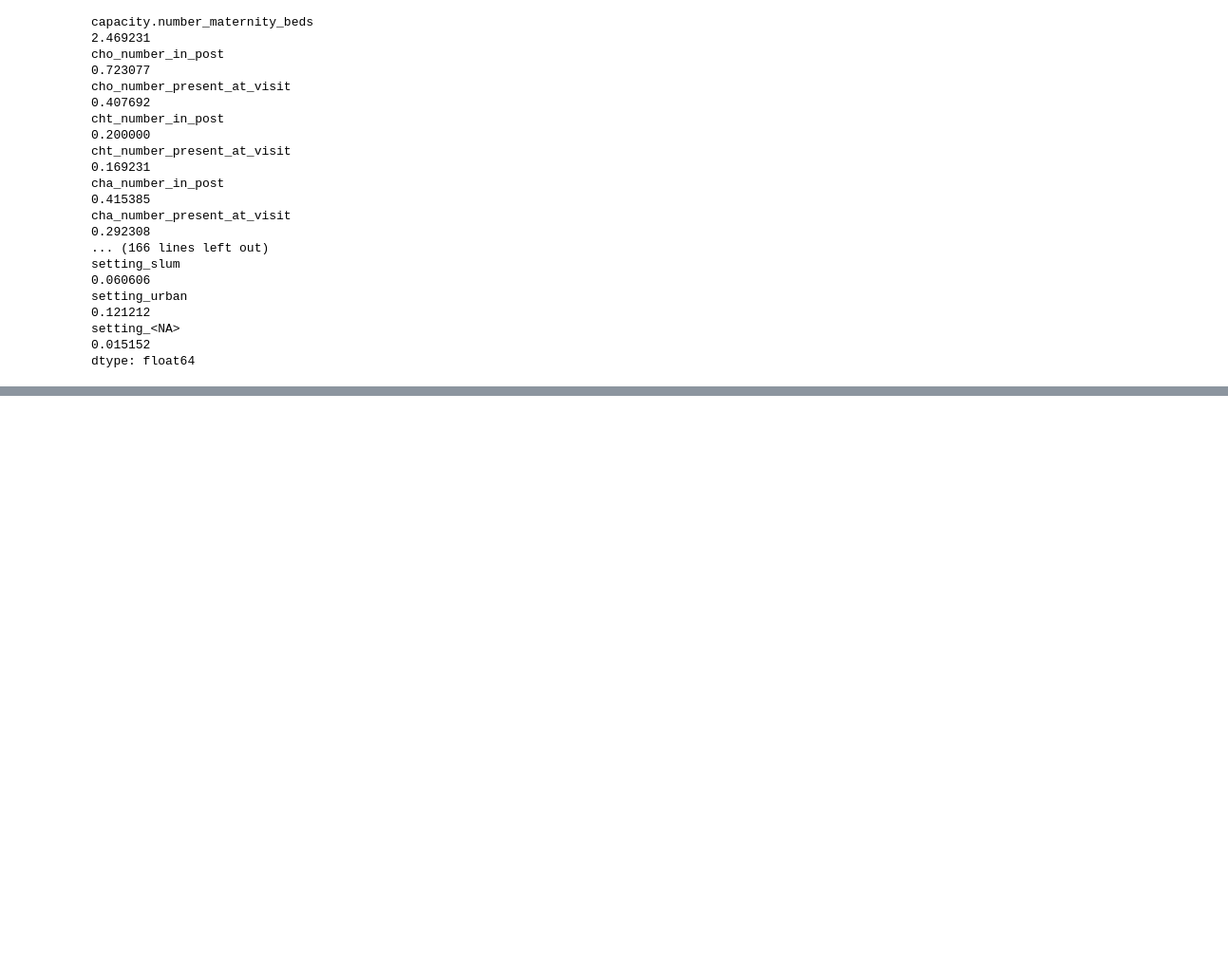
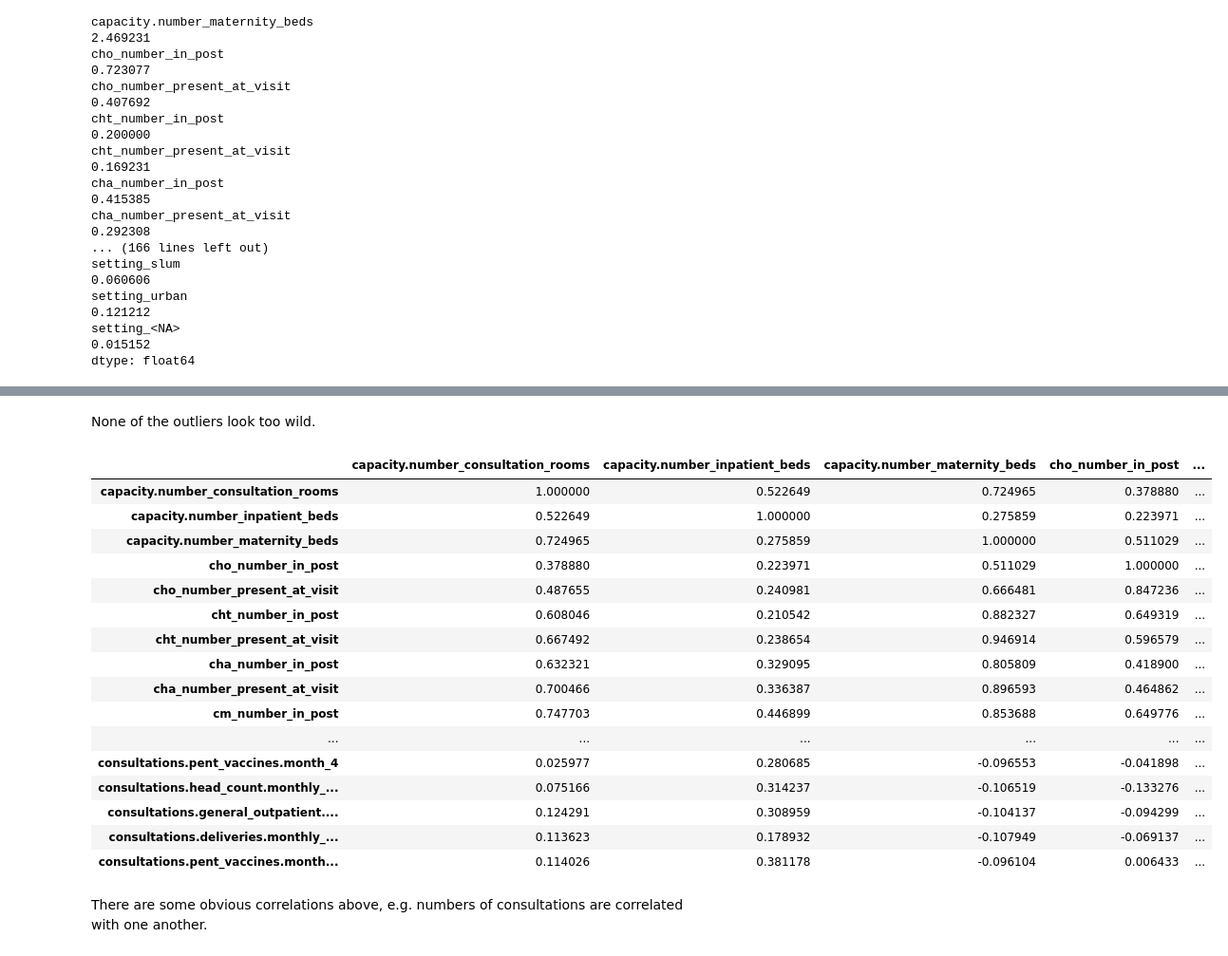
Before and after one commit to lizelleniit/macro_eyes_test, a Jupyter notebook: Explore.ipynb, the cells around one changed output, grey strips where cells are left out. Shown: that part at 95% size. Saved outputs shown, nothing was run; the diff lists cells and outputs as text; code cells hidden in the pictures; blank space fills up the shorter version.

```diff
--- a/Explore.ipynb
+++ b/Explore.ipynb
@@ -29,3 +28,10 @@ setting_slum                                                                   i
 setting_urban                                                                  int64
 setting_<NA>                                                                   int64
 dtype: object
+# %%
+num_cols = []
+for col in df.columns:
+    name_parts = col.split('.')
+    if len(re.findall('number_', name_parts[-1]))!=0 or name_parts[-1][:6]=='month_' or name_parts[-1][:15]=='monthly_average' or name_parts[-1][:6]=='score_':
+        num_cols.append(col)
+num_cols
@@ -55,0 +78,6 @@ TypeError: can only concatenate str (not "float") to str
+# %%
+is_outlier = (df[num_cols] - df[num_cols].mean()).abs() > 3*df[num_cols].std()
+for col in num_cols:
+    if is_outlier[col].any()==True:
+        print('Col',col)
+        print(df[is_outlier[col]==True][col])
@@ -55,0 +102,31 @@ TypeError: can only concatenate str (not "float") to str
+# %% [markdown]
+None of the outliers look too wild.
+# %%
+num_cols_no_score = []
+for col in num_cols:
+    if len(re.findall('score',col))!=0:
+        pass
+    else:
+        num_cols_no_score.append(col)
+corr = df[num_cols_no_score].corr()
+corr.style.background_gradient(cmap='coolwarm')
+# %% [output]
+|  | capacity.number_consultation_rooms | capacity.number_inpatient_beds | capacity.number_maternity_beds | cho_number_in_post | ... |
+| capacity.number_consultation_rooms | 1.000000 | 0.522649 | 0.724965 | 0.378880 | ... |
+| capacity.number_inpatient_beds | 0.522649 | 1.000000 | 0.275859 | 0.223971 | ... |
+| capacity.number_maternity_beds | 0.724965 | 0.275859 | 1.000000 | 0.511029 | ... |
+| cho_number_in_post | 0.378880 | 0.223971 | 0.511029 | 1.000000 | ... |
+| cho_number_present_at_visit | 0.487655 | 0.240981 | 0.666481 | 0.847236 | ... |
+| cht_number_in_post | 0.608046 | 0.210542 | 0.882327 | 0.649319 | ... |
+| cht_number_present_at_visit | 0.667492 | 0.238654 | 0.946914 | 0.596579 | ... |
+| cha_number_in_post | 0.632321 | 0.329095 | 0.805809 | 0.418900 | ... |
+| cha_number_present_at_visit | 0.700466 | 0.336387 | 0.896593 | 0.464862 | ... |
+| cm_number_in_post | 0.747703 | 0.446899 | 0.853688 | 0.649776 | ... |
+| ... | ... | ... | ... | ... | ... |
+| consultations.pent_vaccines.month_4 | 0.025977 | 0.280685 | -0.096553 | -0.041898 | ... |
+| consultations.head_count.monthly_... | 0.075166 | 0.314237 | -0.106519 | -0.133276 | ... |
+| consultations.general_outpatient.... | 0.124291 | 0.308959 | -0.104137 | -0.094299 | ... |
+| consultations.deliveries.monthly_... | 0.113623 | 0.178932 | -0.107949 | -0.069137 | ... |
+| consultations.pent_vaccines.month... | 0.114026 | 0.381178 | -0.096104 | 0.006433 | ... |
+# %% [markdown]
+There are some obvious correlations above, e.g. numbers of consultations are correlated with one another.
```
Also changed, not shown: parts of 5 cells of this notebook, 1 other file.
